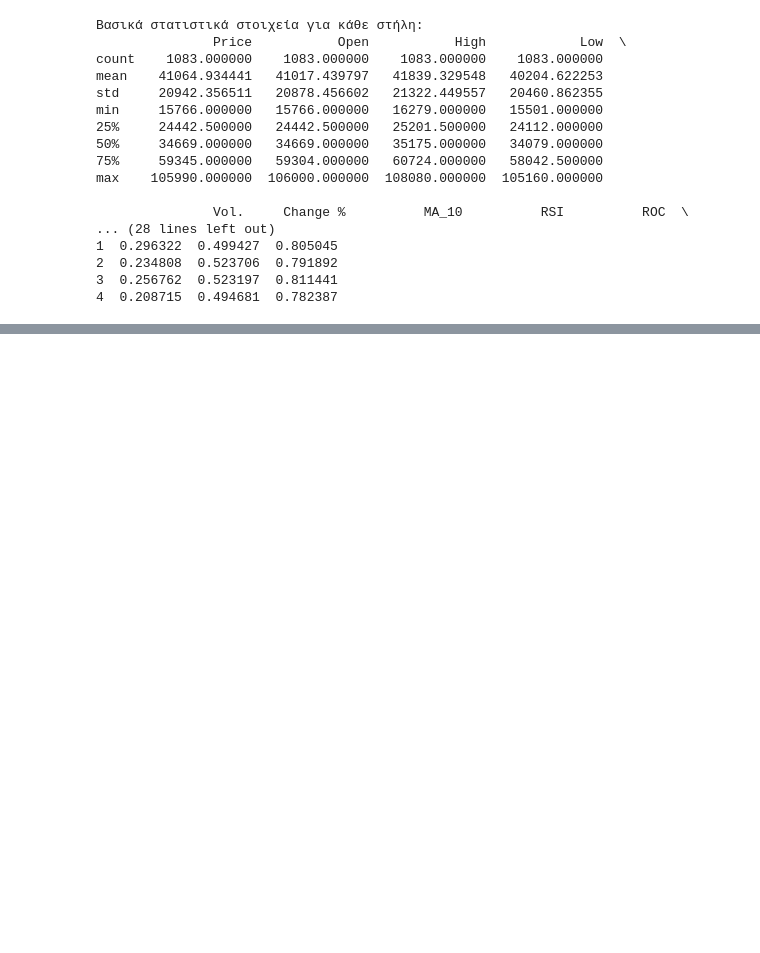
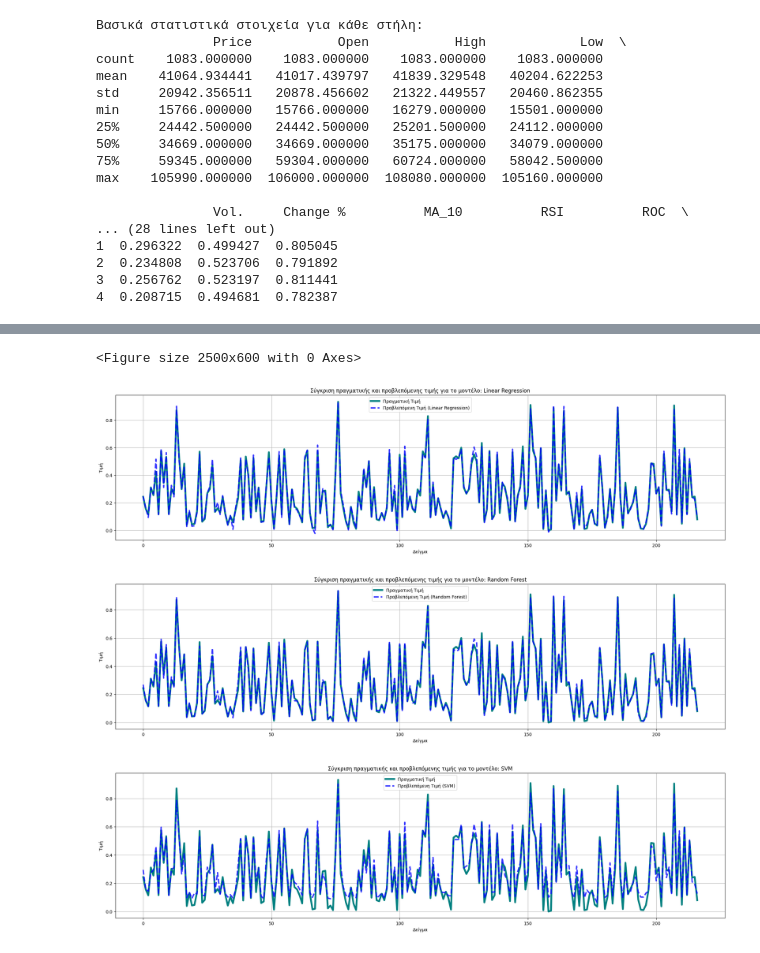
Before and after one commit to chrisaMel/Machine-Learning, a Jupyter notebook: BitCoinApallaktiki.ipynb, the cells around one changed output, grey strips where cells are left out. Saved outputs shown, nothing was run; the diff lists cells and outputs as text; code cells hidden in the pictures; blank space fills up the shorter version.

```diff
--- a/BitCoinApallaktiki.ipynb
+++ b/BitCoinApallaktiki.ipynb
@@ -469,0 +572,18 @@ Fold 4:
+# %%
+# Σύγκριση πραγματικής τιμής με πρόβλεψη για το test set
+plt.figure(figsize=(25, 6))
+for model_name in models.keys():
+    plt.figure(figsize=(25, 6))
+    plt.plot(y_test.values, label="Πραγματική Τιμή", color='teal',lw = 4)
+    plt.plot(predictions_dict[model_name]["test"], label=f"Προβλεπόμενη Τιμή ({model_name})", linestyle='--',color='blue',lw = 3, alpha = 0.8)
+    plt.title(f"Σύγκριση πραγματικής και προβλεπόμενης τιμής για το μοντέλο: {model_name}")
+    plt.xlabel("Δείγμα")
+    plt.ylabel("Τιμή")
+    plt.legend()
+    plt.grid(True)
+    plt.show()
+# %% [output]
+<Figure size 2500x600 with 0 Axes>
+[figure, added]
+[figure, added]
+[figure, added]
```
Also changed, not shown: parts of 13 cells of this notebook.
